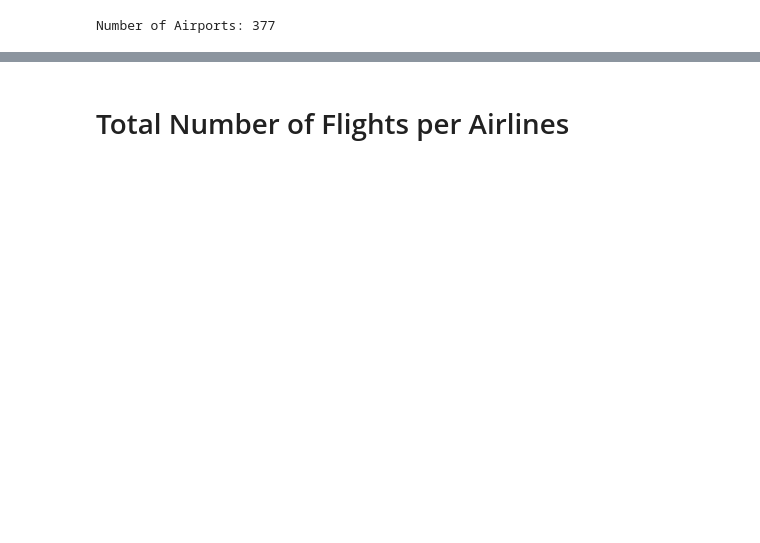
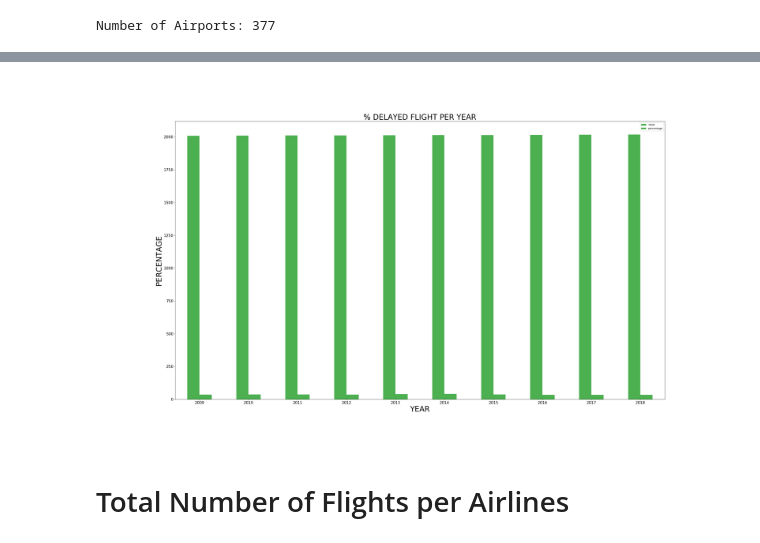
Before and after one commit to SDHANAWADE/flight_dalay_analysis, a Jupyter notebook: 2. EDA/eda1004.ipynb, the cells around one changed output, grey strips where cells are left out. Cells and saved outputs as stored; diff of their text form; code cells hidden in the pictures; blank space fills up the shorter version.

```diff
--- a/2. EDA/EDA_Part1.ipynb
+++ b/2. EDA/eda1004.ipynb
@@ -86,0 +126,7 @@ Number of Airports: 377
+# %%
+pdf1 = df.groupby('YEAR').count()
+pdf2=df.groupby('YEAR').agg(F.sum("FLIGHT_STATUS"))
+pdf1=pdf1.select(col('YEAR').alias("YEAR_1"),'count')
+jntdf=pdf1.join(pdf2,pdf1.YEAR_1==pdf2.YEAR,"inner")
+jntdf=jntdf.withColumn("percentage",col("sum(FLIGHT_STATUS)")*100/col("count"))
+jntdf1=jntdf.select("YEAR","percentage").orderBy(col('YEAR')).toPandas()
@@ -86,0 +135,15 @@ Number of Airports: 377
+# %%
+plt.cla()
+plt.rcParams['figure.figsize'] = [35,20]
+jntdf1.plot.bar( color = "#4CAF50")
+plt.style.use('seaborn-deep')
+plt.title('% DELAYED FLIGHT PER YEAR', fontsize=30)
+plt.xlabel('YEAR', fontsize=30)
+plt.ylabel('PERCENTAGE', fontsize=30)
+plt.rc('xtick',labelsize=15)
+plt.rc('ytick',labelsize=15)
+xpos = np.arange(len(jntdf1.YEAR))
+plt.xticks(xpos,jntdf1['YEAR'],rotation = 0)
+
+%matplot plt
+# %% [output]
@@ -87,3 +151,4 @@ Number of Airports: 377
+[figure, added]
 # %% [markdown]
 # Total Number of Flights per Airlines
 # %%
```
Also changed, not shown: parts of 9 cells of this notebook.
